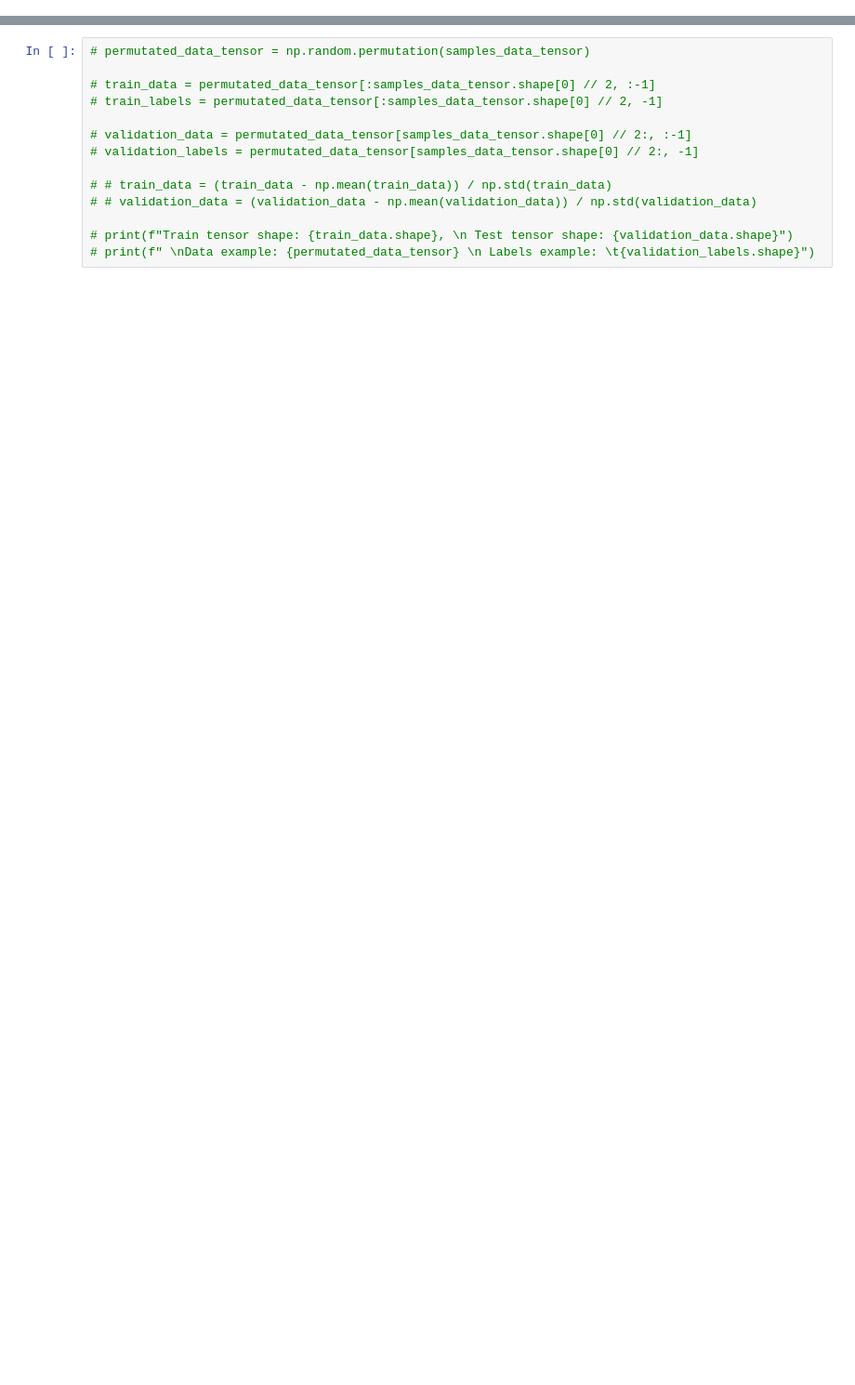
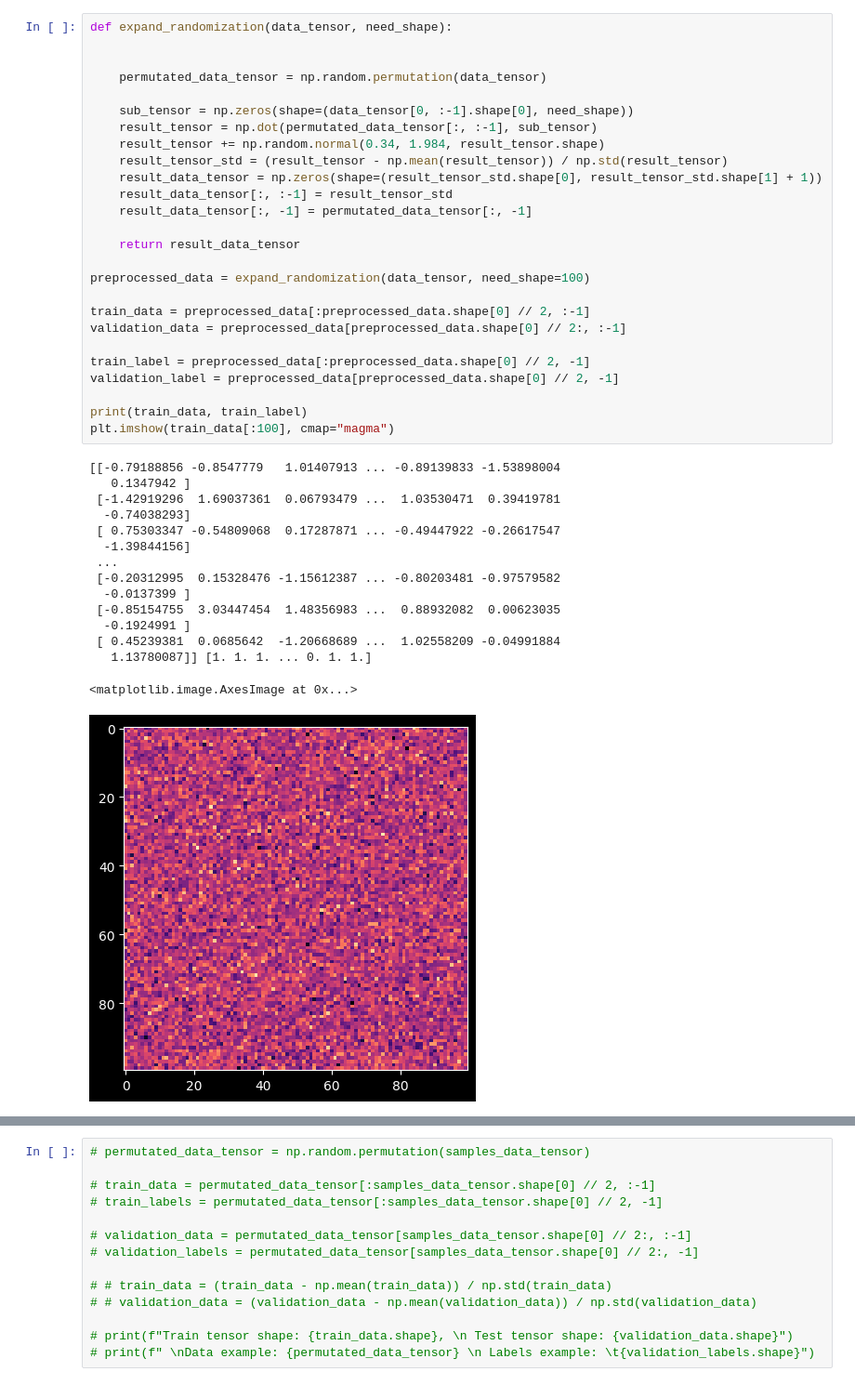
Before and after one commit to Asdergh/ItPlanetProject, a Jupyter notebook: Model/test.ipynb, the cells around one changed output, grey strips where cells are left out. Shown: that part at 93% size. Cells and saved outputs as stored; diff of their text form; blank space fills up the shorter version.

```diff
--- a/Model/test.ipynb
+++ b/Model/test.ipynb
@@ -296,2 +515,44 @@ data_tensor = generate_data(data_buffer=data_buffer, generation_type="per_day")
+# %%
+def expand_randomization(data_tensor, need_shape):
+
+
+    permutated_data_tensor = np.random.permutation(data_tensor)
+
+    sub_tensor = np.zeros(shape=(data_tensor[0, :-1].shape[0], need_shape))
+    result_tensor = np.dot(permutated_data_tensor[:, :-1], sub_tensor)
+    result_tensor += np.random.normal(0.34, 1.984, result_tensor.shape)
+    result_tensor_std = (result_tensor - np.mean(result_tensor)) / np.std(result_tensor)
+    result_data_tensor = np.zeros(shape=(result_tensor_std.shape[0], result_tensor_std.shape[1] + 1))
+    result_data_tensor[:, :-1] = result_tensor_std
+    result_data_tensor[:, -1] = permutated_data_tensor[:, -1]
+
+    return result_data_tensor
+
+preprocessed_data = expand_randomization(data_tensor, need_shape=100)
+
+train_data = preprocessed_data[:preprocessed_data.shape[0] // 2, :-1]
+validation_data = preprocessed_data[preprocessed_data.shape[0] // 2:, :-1]
+
+train_label = preprocessed_data[:preprocessed_data.shape[0] // 2, -1]
+validation_label = preprocessed_data[preprocessed_data.shape[0] // 2, -1]
+
+print(train_data, train_label)
+plt.imshow(train_data[:100], cmap="magma")
+# %% [output]
+[[-0.79188856 -0.8547779   1.01407913 ... -0.89139833 -1.53898004
+   0.1347942 ]
+ [-1.42919296  1.69037361  0.06793479 ...  1.03530471  0.39419781
+  -0.74038293]
+ [ 0.75303347 -0.54809068  0.17287871 ... -0.49447922 -0.26617547
+  -1.39844156]
+ ...
+ [-0.20312995  0.15328476 -1.15612387 ... -0.80203481 -0.97579582
+  -0.0137399 ]
+ [-0.85154755  3.03447454  1.48356983 ...  0.88932082  0.00623035
+  -0.1924991 ]
+ [ 0.45239381  0.0685642  -1.20668689 ...  1.02558209 -0.04991884
+   1.13780087]] [1. 1. 1. ... 0. 1. 1.]
+<matplotlib.image.AxesImage at 0x...>
+[figure, added]
 # %%
 data_permutated = np.random.permutation(data_tensor)
```
Also changed, not shown: parts of 15 cells of this notebook, 1 other file.
